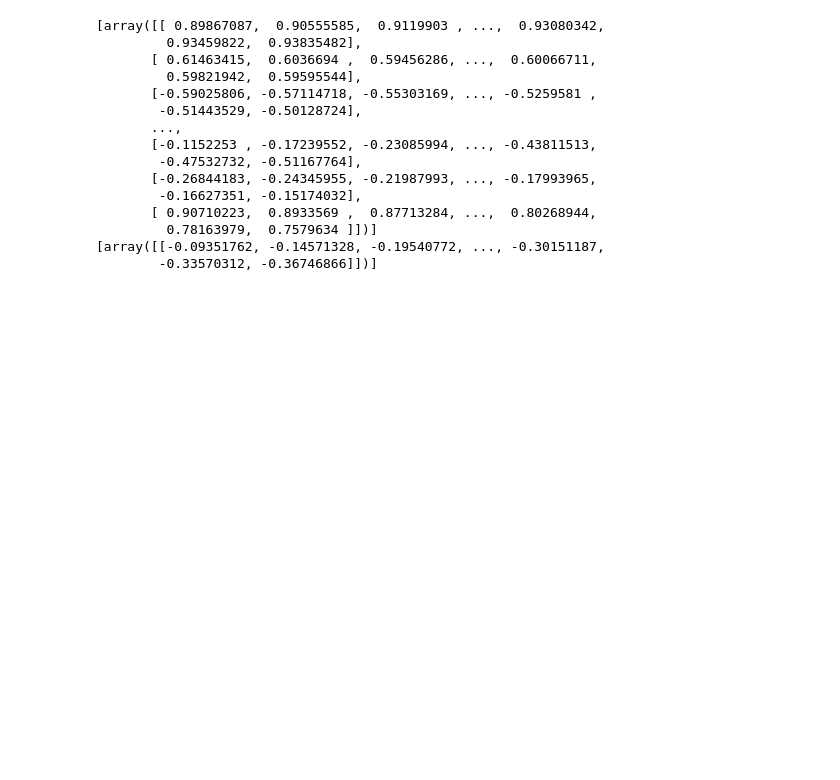
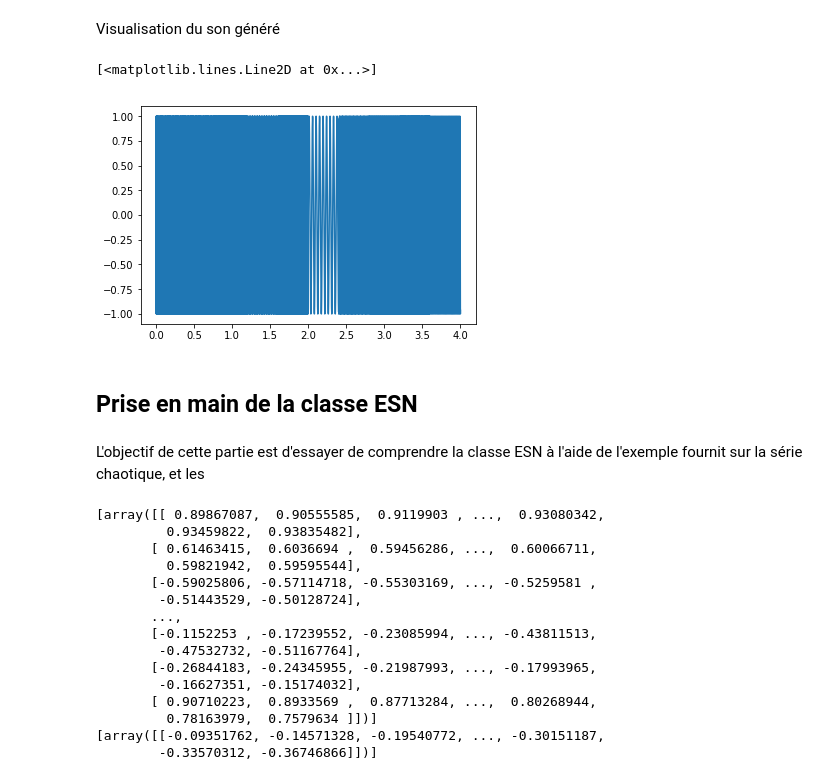
Before and after one commit to LeTuR/IA, a Jupyter notebook: ia.ipynb, the cells around one changed output. Saved outputs shown, nothing was run; the diff lists cells and outputs as text; code cells hidden in the pictures; blank space fills up the shorter version.

```diff
--- a/ia.ipynb
+++ b/ia.ipynb
@@ -1,3 +136,14 @@
+# %% [markdown]
+Visualisation du son généré
+# %%
+plt.plot(time, sig)
+# %% [output]
+[<matplotlib.lines.Line2D at 0x...>]
+[figure, added]
+# %% [markdown]
+## Prise en main de la classe ESN
+# %% [markdown]
+L'objectif de cette partie est d'essayer de comprendre la classe ESN à l'aide de l'exemple fournit sur la série chaotique, et les
 # %%
 import sys
 sys.version
```
Also changed, not shown: parts of 20 cells of this notebook, 2 other files.
